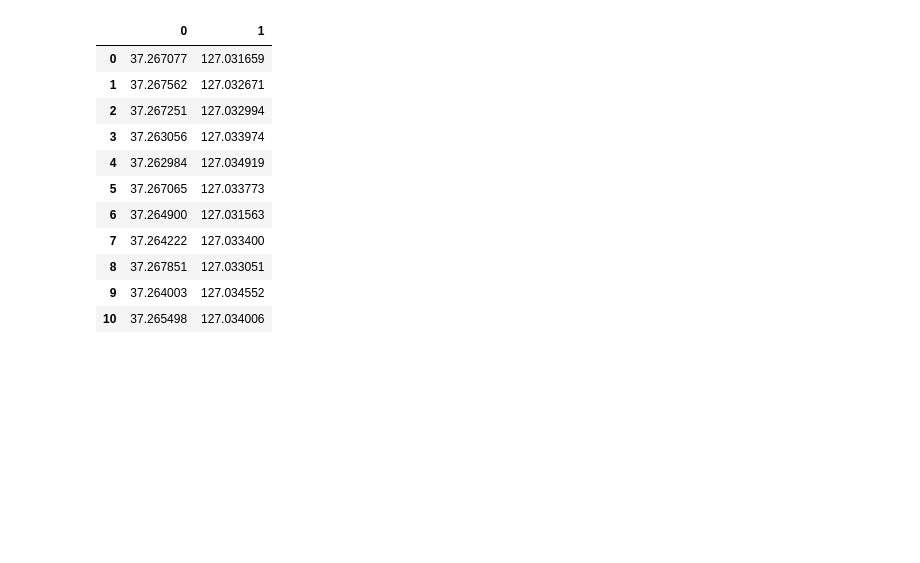
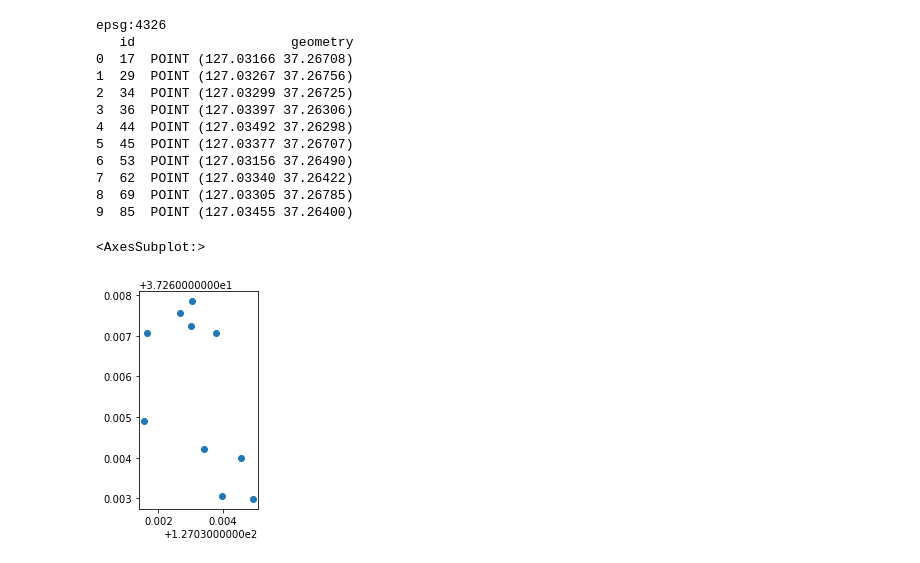
Before and after one commit to jekim99/concave_suwon, a Jupyter notebook: concave.ipynb, the cells around one changed output. Cells and saved outputs as stored; diff of their text form; code cells hidden in the pictures; blank space fills up the shorter version.

```diff
--- a/concave.ipynb
+++ b/concave.ipynb
@@ -49,25 +48,30 @@ def haversine_distance(point, center):
 	return c * r * 1000 #return m
 # %%
 def get_inside(d_list, center, radius):
-	inside_id = [i for i in range(0, len(d_list)) if haversine_distance(d_list[i], center) <= radius]
-	inside_points = [d_list[i] for i in inside_id]
+	inside_id = [i for i in range(0, len(d_list) - 1) if haversine_distance(d_list[i], center) <= radius]
+	inside_points = [Point(d_list[i][1], d_list[i][0]) for i in inside_id]
 
-	points = gpd.GeoDataFrame(inside_points)
+	points = gpd.GeoDataFrame({'id':inside_id, 'geometry':inside_points}, crs=4326)
+	# [longitude, latitude] = [x, y]
 
 	return points
 # %%
 points = get_inside(d_list, fire_center, 300)
-points
+print(points.crs)
+print(points)
+points.plot()
 # %% [output]
-|  | 0 | 1 |
-| 0 | 37.267077 | 127.031659 |
-| 1 | 37.267562 | 127.032671 |
-| 2 | 37.267251 | 127.032994 |
-| 3 | 37.263056 | 127.033974 |
-| 4 | 37.262984 | 127.034919 |
-| 5 | 37.267065 | 127.033773 |
-| 6 | 37.264900 | 127.031563 |
-| 7 | 37.264222 | 127.033400 |
-| 8 | 37.267851 | 127.033051 |
-| 9 | 37.264003 | 127.034552 |
-| 10 | 37.265498 | 127.034006 |
+epsg:4326
+   id                    geometry
+0  17  POINT (127.03166 37.26708)
+1  29  POINT (127.03267 37.26756)
+2  34  POINT (127.03299 37.26725)
+3  36  POINT (127.03397 37.26306)
+4  44  POINT (127.03492 37.26298)
+5  45  POINT (127.03377 37.26707)
+6  53  POINT (127.03156 37.26490)
+7  62  POINT (127.03340 37.26422)
+8  69  POINT (127.03305 37.26785)
+9  85  POINT (127.03455 37.26400)
+<AxesSubplot:>
+[figure, added]
```
Also changed, not shown: parts of 9 cells of this notebook.
